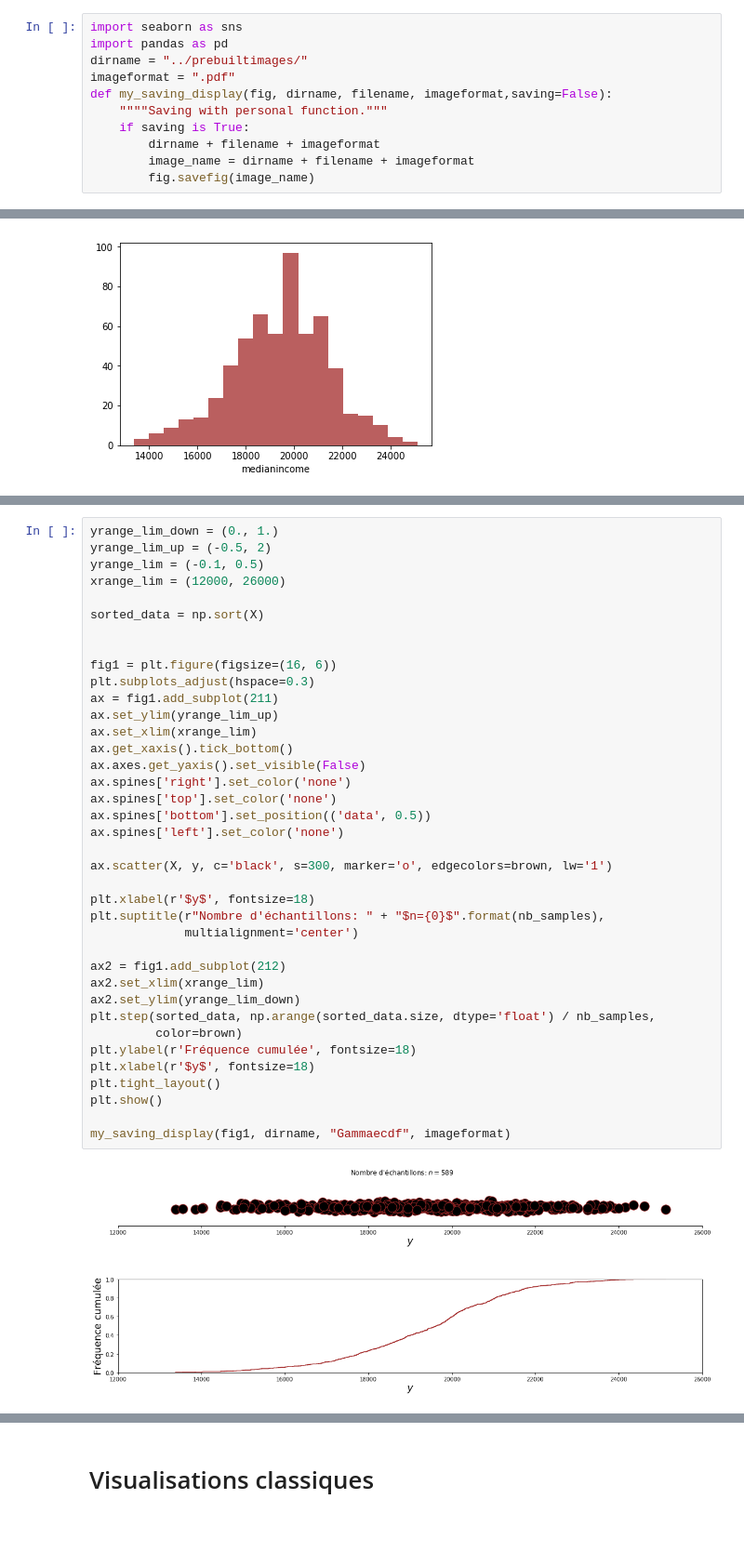
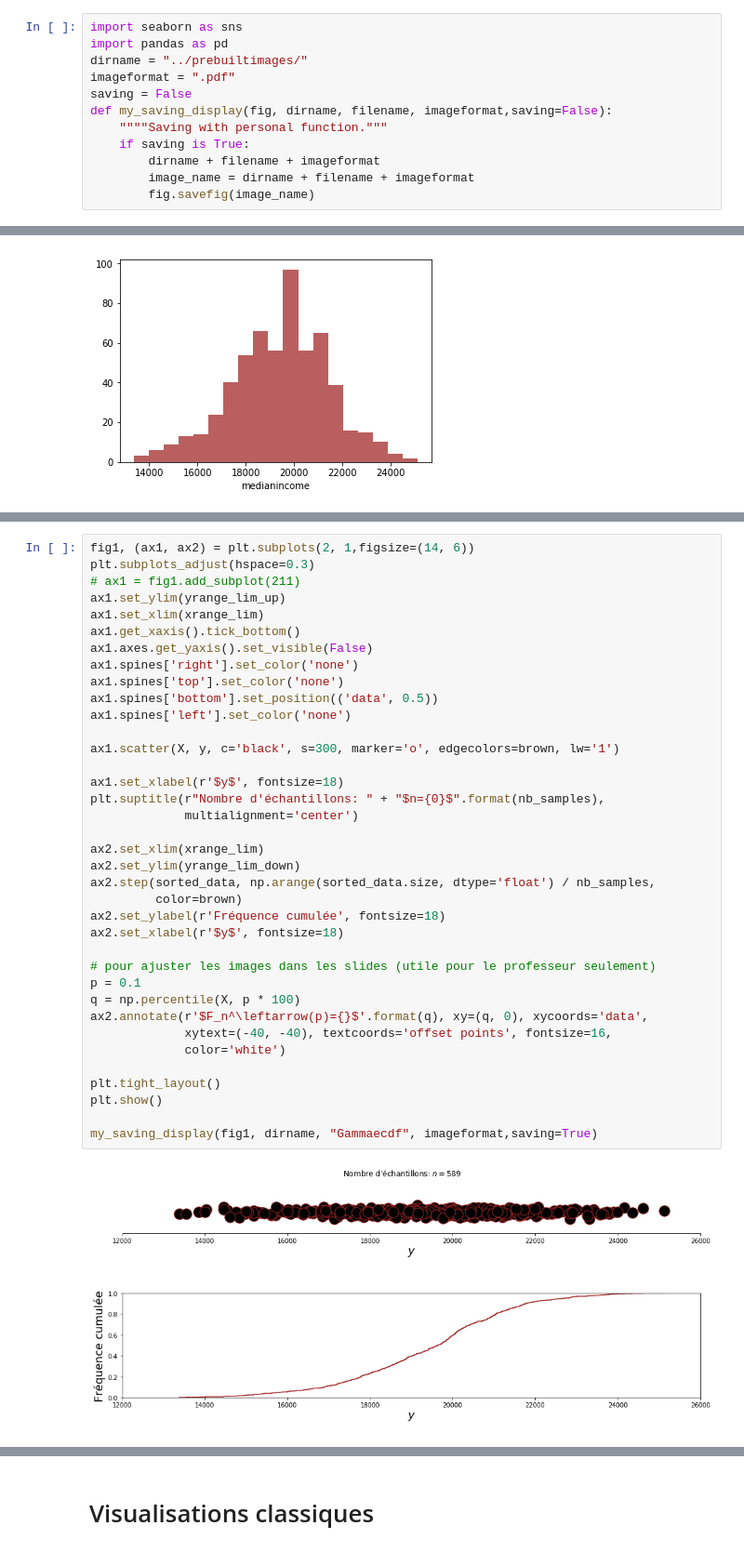
Before and after one commit to josephsalmon/agramfort.github.io, a Jupyter notebook: content/enseignement/Montpellier/HLMA310/belgianmunicipalities.ipynb, the cells around one changed output, grey strips where cells are left out. Shown: that part at 93% size. Saved outputs shown, nothing was run; the diff lists cells and outputs as text.

```diff
--- a/content/enseignement/Montpellier/HLMA310/belgianmunicipalities.ipynb
+++ b/content/enseignement/Montpellier/HLMA310/belgianmunicipalities.ipynb
@@ -37,6 +35,7 @@ import seaborn as sns
 import pandas as pd
 dirname = "../prebuiltimages/"
 imageformat = ".pdf"
+saving = False
 def my_saving_display(fig, dirname, filename, imageformat,saving=False):
     """"Saving with personal function."""
     if saving is True:
@@ -340,41 +344,40 @@ fig.savefig(image_name, bbox_inches='tight')
 # %%
-yrange_lim_down = (0., 1.)
-yrange_lim_up = (-0.5, 2)
-yrange_lim = (-0.1, 0.5)
-xrange_lim = (12000, 26000)
+fig1, (ax1, ax2) = plt.subplots(2, 1,figsize=(14, 6))
+plt.subplots_adjust(hspace=0.3)
+# ax1 = fig1.add_subplot(211)
+ax1.set_ylim(yrange_lim_up)
+ax1.set_xlim(xrange_lim)
+ax1.get_xaxis().tick_bottom()
+ax1.axes.get_yaxis().set_visible(False)
+ax1.spines['right'].set_color('none')
+ax1.spines['top'].set_color('none')
+ax1.spines['bottom'].set_position(('data', 0.5))
+ax1.spines['left'].set_color('none')
 
-sorted_data = np.sort(X)
+ax1.scatter(X, y, c='black', s=300, marker='o', edgecolors=brown, lw='1')
 
-
-fig1 = plt.figure(figsize=(16, 6))
-plt.subplots_adjust(hspace=0.3)
-ax = fig1.add_subplot(211)
-ax.set_ylim(yrange_lim_up)
-ax.set_xlim(xrange_lim)
-ax.get_xaxis().tick_bottom()
-ax.axes.get_yaxis().set_visible(False)
-ax.spines['right'].set_color('none')
-ax.spines['top'].set_color('none')
-ax.spines['bottom'].set_position(('data', 0.5))
-ax.spines['left'].set_color('none')
-
-ax.scatter(X, y, c='black', s=300, marker='o', edgecolors=brown, lw='1')
-
-plt.xlabel(r'$y$', fontsize=18)
+ax1.set_xlabel(r'$y$', fontsize=18)
 plt.suptitle(r"Nombre d'échantillons: " + "$n={0}$".format(nb_samples),
              multialignment='center')
 
-ax2 = fig1.add_subplot(212)
 ax2.set_xlim(xrange_lim)
 ax2.set_ylim(yrange_lim_down)
-plt.step(sorted_data, np.arange(sorted_data.size, dtype='float') / nb_samples,
+ax2.step(sorted_data, np.arange(sorted_data.size, dtype='float') / nb_samples,
          color=brown)
-plt.ylabel(r'Fréquence cumulée', fontsize=18)
-plt.xlabel(r'$y$', fontsize=18)
+ax2.set_ylabel(r'Fréquence cumulée', fontsize=18)
+ax2.set_xlabel(r'$y$', fontsize=18)
+
+# pour ajuster les images dans les slides (utile pour le professeur seulement)
+p = 0.1
+q = np.percentile(X, p * 100)
+ax2.annotate(r'$F_n^\leftarrow(p)={}$'.format(q), xy=(q, 0), xycoords='data',
+             xytext=(-40, -40), textcoords='offset points', fontsize=16,
+             color='white')
+
 plt.tight_layout()
 plt.show()
 
-my_saving_display(fig1, dirname, "Gammaecdf", imageformat)
+my_saving_display(fig1, dirname, "Gammaecdf", imageformat,saving=True)
 # %% [output]
-[figure, old version]
+[figure, new version]
 # %%
```
Also changed, not shown: parts of 13 cells of this notebook, 26 other files.
